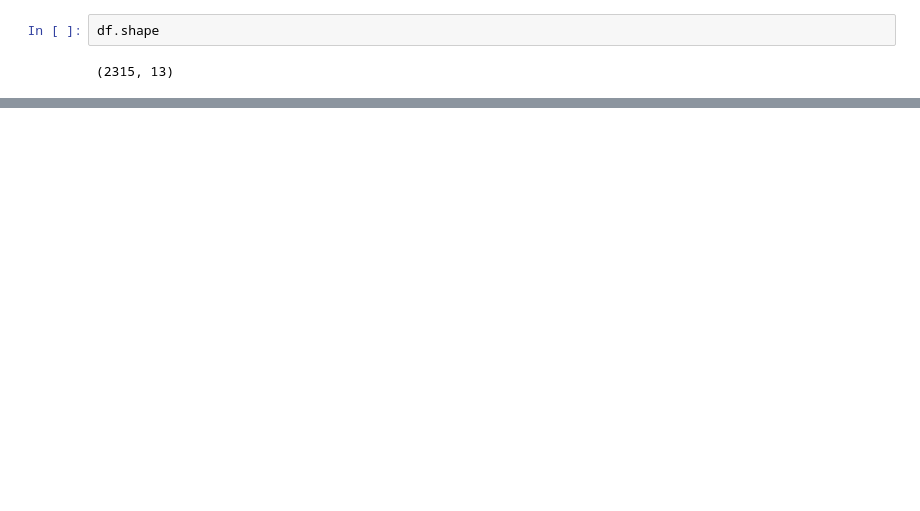
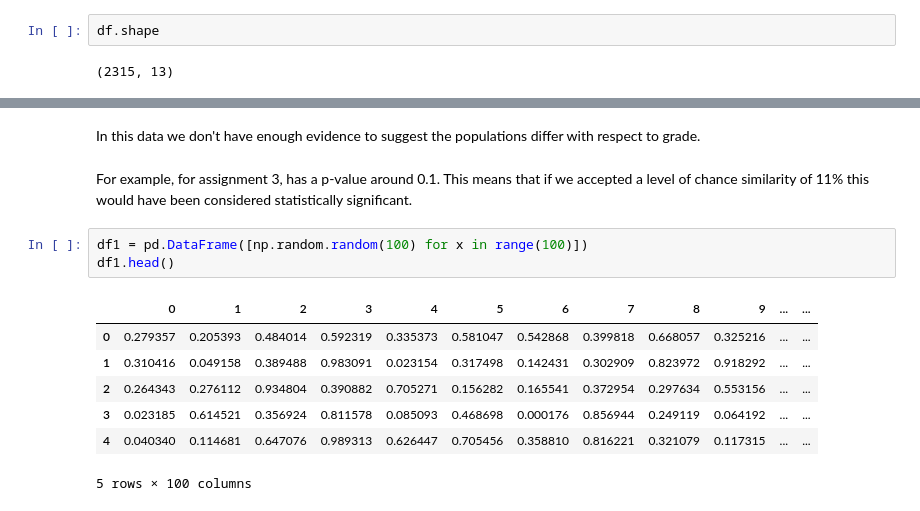
Before and after one commit to smeteo/Applied-DS-with-Python, a Jupyter notebook: Week4_Basic_Stats.ipynb, the cells around one changed output, grey strips where cells are left out. Saved outputs shown, nothing was run; the diff lists cells and outputs as text; blank space fills up the shorter version.

Commit message:
Week 4 Assignment

```diff
--- a/Week4_Basic_Stats.ipynb
+++ b/Week4_Basic_Stats.ipynb
@@ -20,0 +75,15 @@ df.shape
+# %% [markdown]
+In this data we don't have enough evidence to suggest the populations differ with respect to grade.
+# %% [markdown]
+For example, for assignment 3, has a p-value around 0.1. This means that if we accepted a level of chance similarity of 11% this would have been considered statistically significant.
+# %%
+df1 = pd.DataFrame([np.random.random(100) for x in range(100)])
+df1.head()
+# %% [output]
+|  | 0 | 1 | 2 | 3 | 4 | 5 | 6 | 7 | 8 | 9 | ... | ... |
+| 0 | 0.279357 | 0.205393 | 0.484014 | 0.592319 | 0.335373 | 0.581047 | 0.542868 | 0.399818 | 0.668057 | 0.325216 | ... | ... |
+| 1 | 0.310416 | 0.049158 | 0.389488 | 0.983091 | 0.023154 | 0.317498 | 0.142431 | 0.302909 | 0.823972 | 0.918292 | ... | ... |
+| 2 | 0.264343 | 0.276112 | 0.934804 | 0.390882 | 0.705271 | 0.156282 | 0.165541 | 0.372954 | 0.297634 | 0.553156 | ... | ... |
+| 3 | 0.023185 | 0.614521 | 0.356924 | 0.811578 | 0.085093 | 0.468698 | 0.000176 | 0.856944 | 0.249119 | 0.064192 | ... | ... |
+| 4 | 0.040340 | 0.114681 | 0.647076 | 0.989313 | 0.626447 | 0.705456 | 0.358810 | 0.816221 | 0.321079 | 0.117315 | ... | ... |
+5 rows × 100 columns
```
Also changed, not shown: parts of 14 cells of this notebook, 6 other files.
